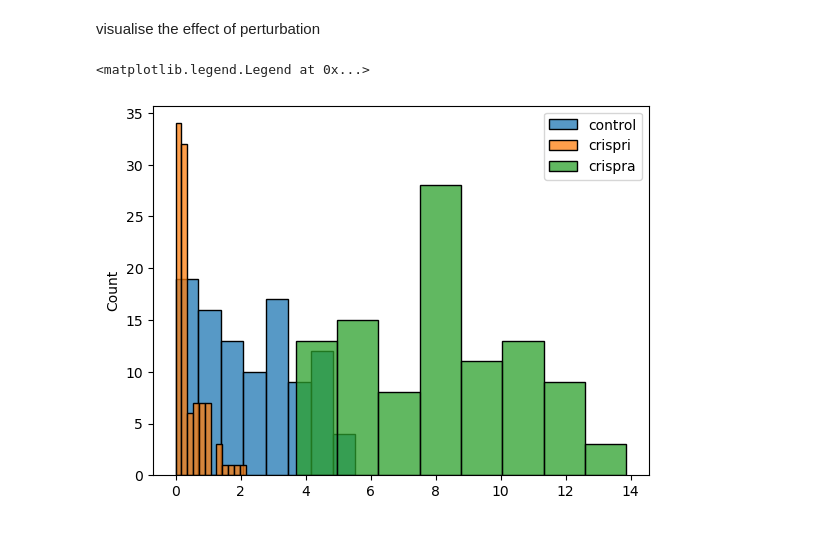
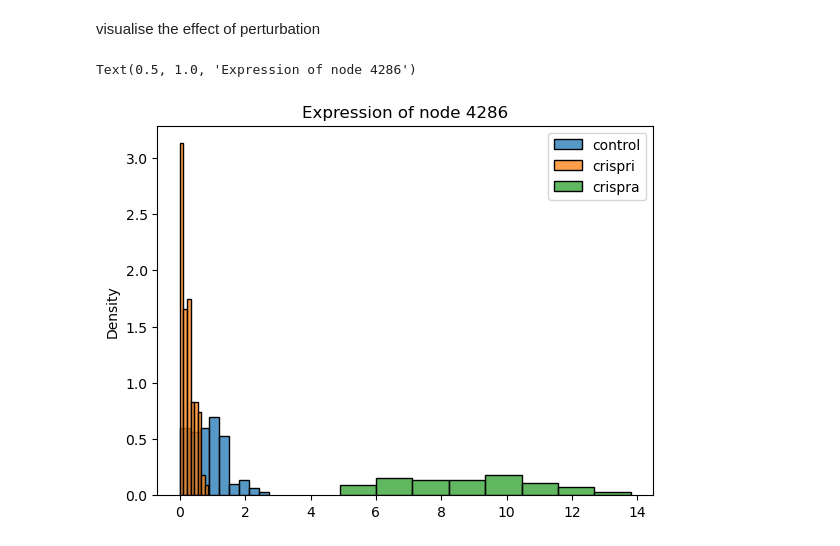
Before and after one commit to g-torr/SERGIO, a Jupyter notebook: minimal_example.ipynb, the cells around one changed output. Cells and saved outputs as stored; diff of their text form; code cells hidden in the pictures.

Commit message:
technical error in perturbation

```diff
--- a/minimal_example.ipynb
+++ b/minimal_example.ipynb
@@ -110,14 +131,14 @@ pert.crispri_data.shape,pert.wt.shape
 # %% [markdown]
 visualise the effect of perturbation
 # %%
-import seaborn as sns
-import matplotlib.pyplot as plt
-node_perturb = pert.nodes_2perturb[0]#take the first element for demostration, you can take any element you like
+
+node_perturb = pert.nodes_2perturb[1]#take the first element for demostration, you can take any element you like
 index_expr = pert.gNames_.index(node_perturb)#take the index of the node for the expression dimension
-sns.histplot(pert.wt[index_expr],label = 'control')
-sns.histplot(pert.crispri_data[pert.nodes_2perturb == node_perturb,index_expr][0],label = 'crispri')
-sns.histplot(pert.crispra_data[pert.nodes_2perturb == node_perturb,index_expr][0],label = 'crispra')
+sns.histplot(pert.wt[index_expr],label = 'control',stat = 'density')
+sns.histplot(pert.crispri_data[pert.nodes_2perturb == node_perturb,index_expr][0],label = 'crispri',stat = 'density')
+sns.histplot(pert.crispra_data[pert.nodes_2perturb == node_perturb,index_expr][0],label = 'crispra',stat = 'density')
 plt.legend()
+plt.title('Expression of node '+node_perturb)
 # %% [output]
-<matplotlib.legend.Legend at 0x...>
+Text(0.5, 1.0, 'Expression of node 4286')
-[figure, old version]
+[figure, new version]
```
Also changed, not shown: parts of 14 cells of this notebook, 2 other files.
